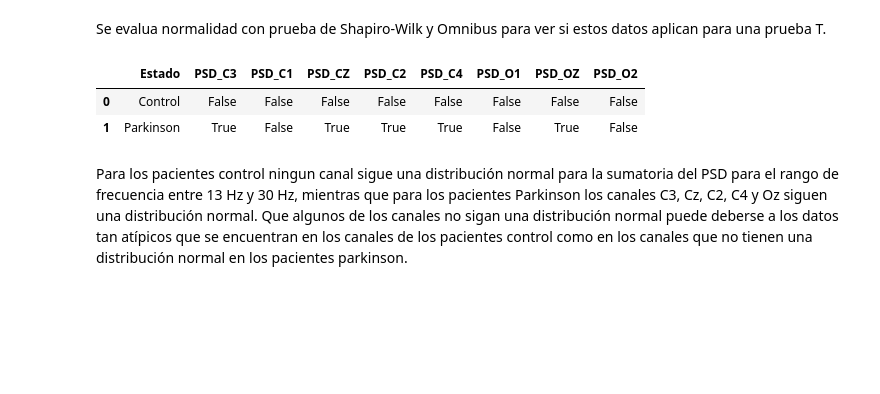
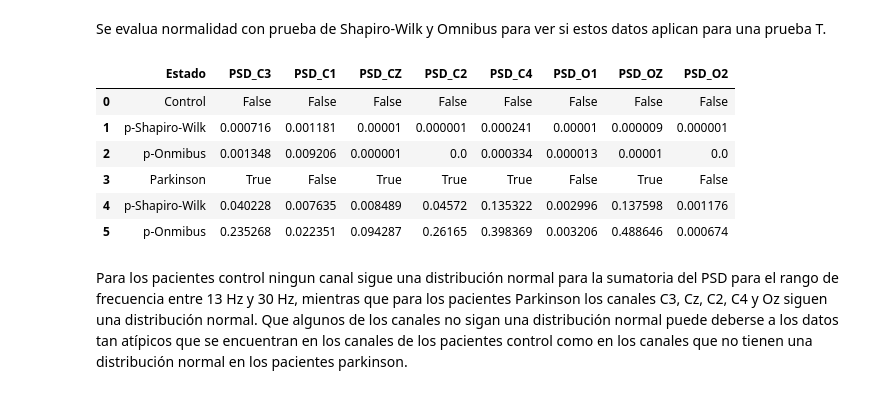
Before and after one commit to Astolfo2332/Parkinson_difference, a Jupyter notebook: Proyecto 2/Proyecto_2.ipynb, the cells around one changed output. Drawn from its saved outputs; the diff is of its cells as text; code cells hidden in the pictures; blank space fills up the shorter version.

```diff
--- a/Proyecto 2/Proyecto_2.ipynb
+++ b/Proyecto 2/Proyecto_2.ipynb
@@ -419,15 +419,27 @@ def check_normality(data):
 
     return [pVals['Shapiro-Wilk'],pVals['Omnibus']]
 # %%
-names=df.columns.values
-normal={"Estado":"Control"}
-pcontrol=sum(df["Estado"]=="Control")
-for i in names[1:]: #Se aplica la prueba de normalidad a cada canal de los pacientes control
+def normality_table(data):
+    names=data.columns.values
+    normal={"Estado":["Control",'p-Shapiro-Wilk','p-Onmibus']}
+    pcontrol=sum(data["Estado"]=="Control")
+    for i in names[1:]: #Se aplica la prueba de normalidad a cada canal de los pacientes control
 
-    c=df.loc[0:pcontrol-1,i]
-    x,y=check_normality(c)
-    if x>0.05 or y>0.05:
-        normal[i]=[True]
-    else:
-        normal[i]=[False]
-norm=pd.DataFrame.from_dict(normal)
+        c=data.loc[0:pcontrol-1,i]
+        x,y=check_normality(c)
+        if x>0.05 or y>0.05:
+            normal[i]=[True,x,y]
+        else:
+            normal[i]=[False,x,y]
+    norm=pd.DataFrame.from_dict(normal)
+    normal={"Estado":["Parkinson",'p-Shapiro-Wilk','p-Onmibus']}
+    for i in names[1:]: #Se aplica la prueba de normalidad a cada canal de los pacientes parkinson
+
+        c=data.loc[pcontrol:,i]
+        x,y=check_normality(c)
+        if x>0.05 or y>0.05:
+            normal[i]=[True,x,y]
+        else:
+            normal[i]=[False,x,y]
+    normal=pd.DataFrame.from_dict(normal)
+    return pd.concat([norm,normal],ignore_index=True)
@@ -447,9 +446,13 @@ norm=norm.append(normal,ignore_index=True)
-# %%
-norm
-# %% [output]
-|  | Estado | PSD_C3 | PSD_C1 | PSD_CZ | PSD_C2 | PSD_C4 | PSD_O1 | PSD_OZ | PSD_O2 |
-| 0 | Control | False | False | False | False | False | False | False | False |
-| 1 | Parkinson | True | False | True | True | True | False | True | False |
+# %%
+normality_table(df)
+# %% [output]
+|  | Estado | PSD_C3 | PSD_C1 | PSD_CZ | PSD_C2 | PSD_C4 | PSD_O1 | PSD_OZ | PSD_O2 |
+| 0 | Control | False | False | False | False | False | False | False | False |
+| 1 | p-Shapiro-Wilk | 0.000716 | 0.001181 | 0.00001 | 0.000001 | 0.000241 | 0.00001 | 0.000009 | 0.000001 |
+| 2 | p-Onmibus | 0.001348 | 0.009206 | 0.000001 | 0.0 | 0.000334 | 0.000013 | 0.00001 | 0.0 |
+| 3 | Parkinson | True | False | True | True | True | False | True | False |
+| 4 | p-Shapiro-Wilk | 0.040228 | 0.007635 | 0.008489 | 0.04572 | 0.135322 | 0.002996 | 0.137598 | 0.001176 |
+| 5 | p-Onmibus | 0.235268 | 0.022351 | 0.094287 | 0.26165 | 0.398369 | 0.003206 | 0.488646 | 0.000674 |
 # %% [markdown]
 Para los pacientes control ningun canal sigue una distribución normal para la sumatoria del PSD para el rango de frecuencia entre 13 Hz y 30 Hz, mientras que para los pacientes Parkinson los canales C3, Cz, C2, C4 y Oz siguen una distribución normal.
 Que algunos de los canales no sigan una distribución normal puede deberse a los datos tan atípicos que se encuentran en los canales de los pacientes control como en los canales que no tienen una distribución normal en los pacientes parkinson.
```
Also changed, not shown: parts of 15 cells of this notebook.
